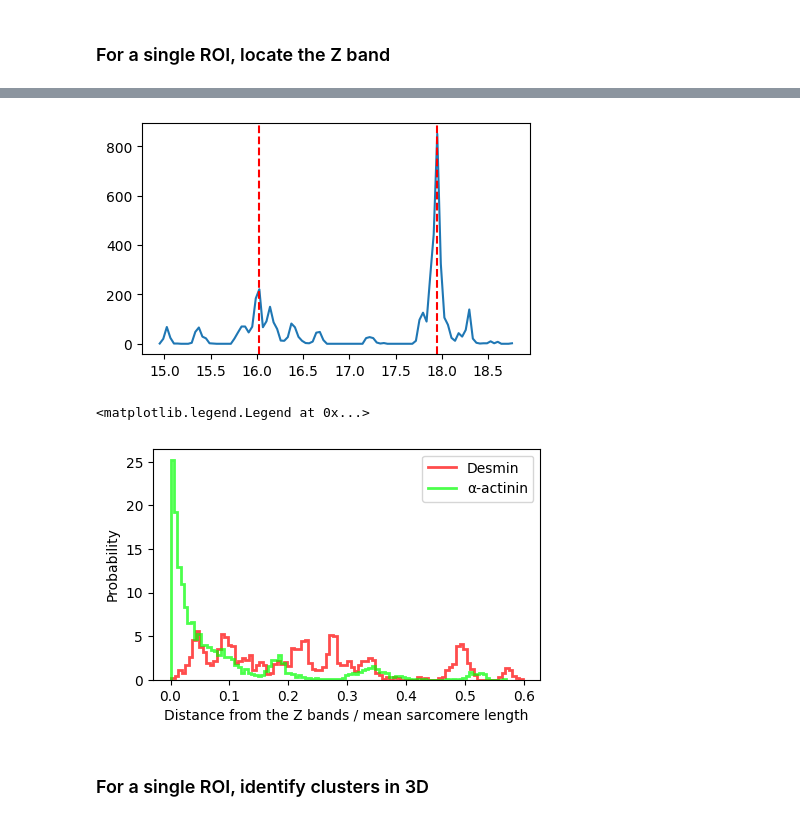
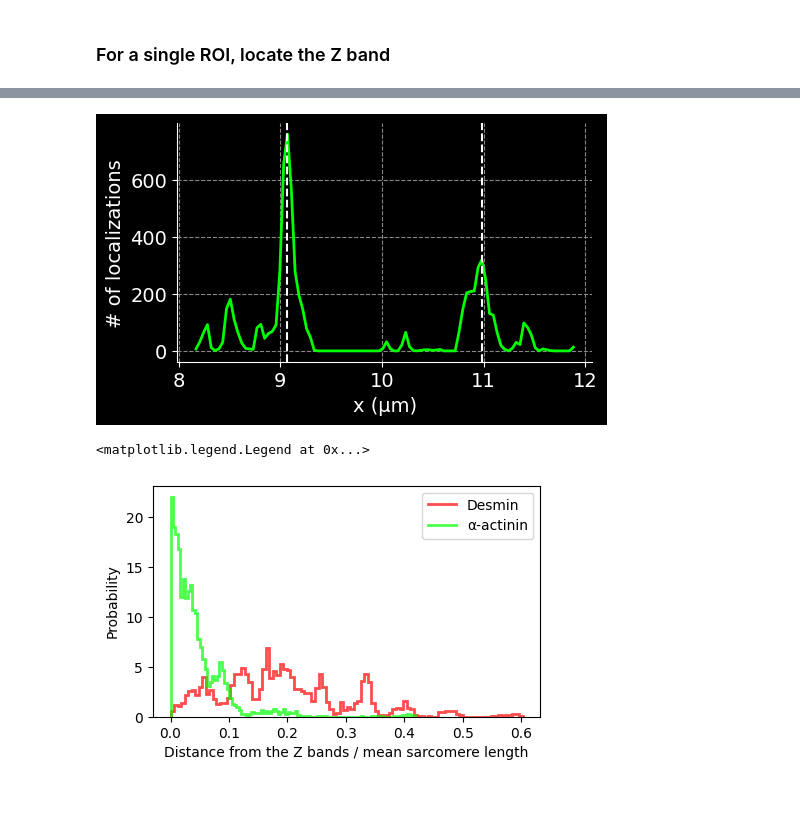
Before and after one commit to Jhko725/desmin-sarcomere-interior, a Jupyter notebook: notebooks/sarcomere_distances.ipynb, the cells around one changed output, grey strips where cells are left out. Cells and saved outputs as stored; diff of their text form; code cells hidden in the pictures.

```diff
--- a/notebooks/sarcomere_distances.ipynb
+++ b/notebooks/sarcomere_distances.ipynb
@@ -47,7 +57,7 @@ x0s = (2, 6, 10, 14, 18, 1, 5, 9, 13, 17, 0, 4, 8, 12, 16, 15)
 y0s = (9, 9, 9, 9, 9, 5, 5, 5, 5, 5, 1, 1, 1, 1, 1, -3)
 bboxes = [BoundingSquare(x0, y0, side=4) for x0, y0 in zip(x0s, y0s)]
 # %%
-idx = 9
+idx = 12
 bbox = bboxes[idx]
 sq1 = {k: filter_bounded(v, bbox) for k, v in points.items()}
 # %%
@@ -108,20 +156,26 @@ for i, protein in enumerate(("desmin", "actinin")):
 # %%
+plt.style.use("dark_background")
+plt.rc("font", size=14)
+
 sarco_pos, distribution = detect_Z_lines(sq1_final["actinin"])
-fig, ax = plt.subplots(1, 1, figsize=(5, 3))
-ax.plot(*distribution)
+fig, ax = plt.subplots(1, 1, figsize=(5, 3), constrained_layout=True)
+ax.plot(*distribution, color=COLOR_DICT["actinin"], linewidth=2.0)
 for pos in sarco_pos:
-    ax.axvline(pos, ls="--", color="red")
+    ax.axvline(pos, ls="--", color="white")
+ax.spines["top"].set_visible(False)
+ax.spines["right"].set_visible(False)
+ax.grid(ls="--", color="#888888")
+ax.set_xlabel("x (μm)")
+ax.set_ylabel("# of localizations")
+fig.savefig("../figures/fig_2/count_distribution.svg", dpi=500)
 # %% [output]
-[figure, old version]
+[figure, new version]
 # %%
 fig, ax = plt.subplots(1, 1, figsize=(5, 3))
 sq_sarco_dists = {
     k: nearest_Z_line_distances(v, sarco_pos) for k, v in sq1_final.items()
 }
 
-
-LABEL_DICT = {"desmin": "Desmin", "actinin": "α-actinin"}
-COLOR_DICT = {"desmin": "#FF0000", "actinin": "#00FF00"}
 for name, dist in sq_sarco_dists.items():
     ax.stairs(
         *np.histogram(
@@ -141,6 +195,4 @@ ax.set_ylabel("Probability")
 ax.legend()
 # %% [output]
 <matplotlib.legend.Legend at 0x...>
-[figure, old version]
+[figure, new version]
-# %% [markdown]
-### For a single ROI, identify clusters in 3D
```
Also changed, not shown: parts of 28 cells of this notebook, 5 other files.
